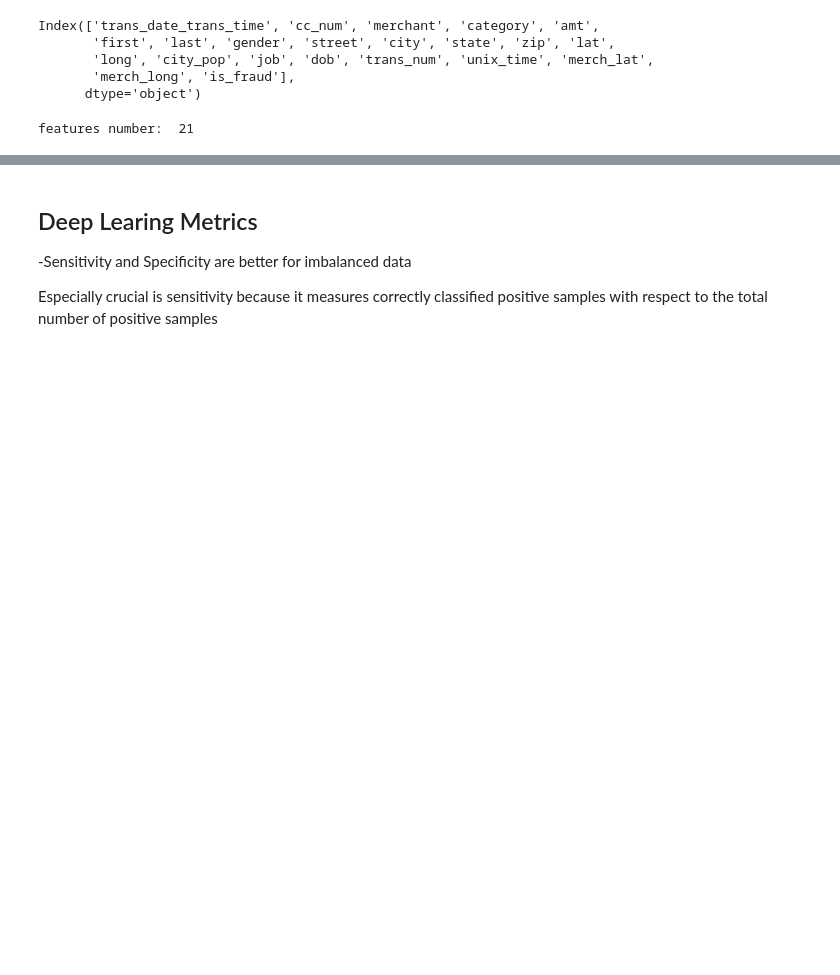
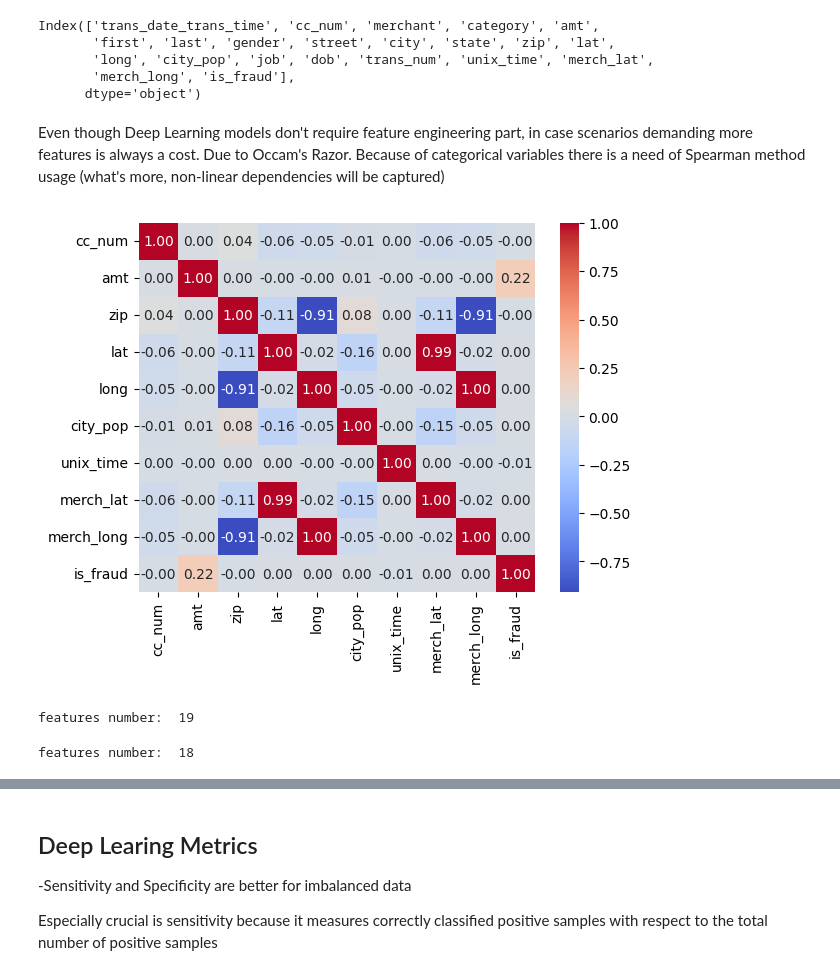
Before and after one commit to PatrickDabkowski/Fraud_Detection, a Jupyter notebook: Model.ipynb, the cells around one changed output, grey strips where cells are left out. Drawn from its saved outputs; the diff is of its cells as text; code cells hidden in the pictures; blank space fills up the shorter version.

```diff
--- a/Model.ipynb
+++ b/Model.ipynb
@@ -45,14 +49,35 @@ Index(['trans_date_trans_time', 'cc_num', 'merchant', 'category', 'amt',
        'long', 'city_pop', 'job', 'dob', 'trans_num', 'unix_time', 'merch_lat',
        'merch_long', 'is_fraud'],
       dtype='object')
+# %% [markdown]
+Even though Deep Learning models don't require feature engineering part, in case scenarios demanding more features is always a cost. Due to Occam's Razor.
+Because of categorical variables there is a need of Spearman method usage (what's more, non-linear dependencies will be captured)
+# %%
+correlation_matrix = df_train.corr()
+
+sns.heatmap(correlation_matrix, cmap="coolwarm", annot=True, fmt=".2f")
+plt.show()
+# %% [output]
+[figure, added]
+# %%
+df_train = df_train.drop(columns='merch_lat')
+df_train = df_train.drop(columns='merch_long')
+df_train = df_train.drop(columns='zip')
+
+df_test = df_test.drop(columns='merch_lat')
+df_test = df_test.drop(columns='merch_long')
+df_test = df_test.drop(columns='zip')
+print('features number: ', df_train.shape[1])
+# %% [output]
+features number:  19
 # %%
 df_train = transofrm(df_train)
-train_features = df_train.drop(columns=['is_fraud']).values
-print('features number: ', train_features.shape[1])
-train_labels = df_train['is_fraud'].values
+train_features = df_train.drop(columns=['is_fraud'])
+train_labels = df_train['is_fraud']
 
 df_test= transofrm(df_test)
-test_features = df_train.drop(columns=['is_fraud']).values
-test_labels = df_train['is_fraud'].values
+test_features = df_test.drop(columns=['is_fraud'])
+test_labels = df_test['is_fraud']
+print('features number: ', train_features.shape[1])
 # %% [output]
-features number:  21
+features number:  18
```
Also changed, not shown: parts of 13 cells of this notebook.
